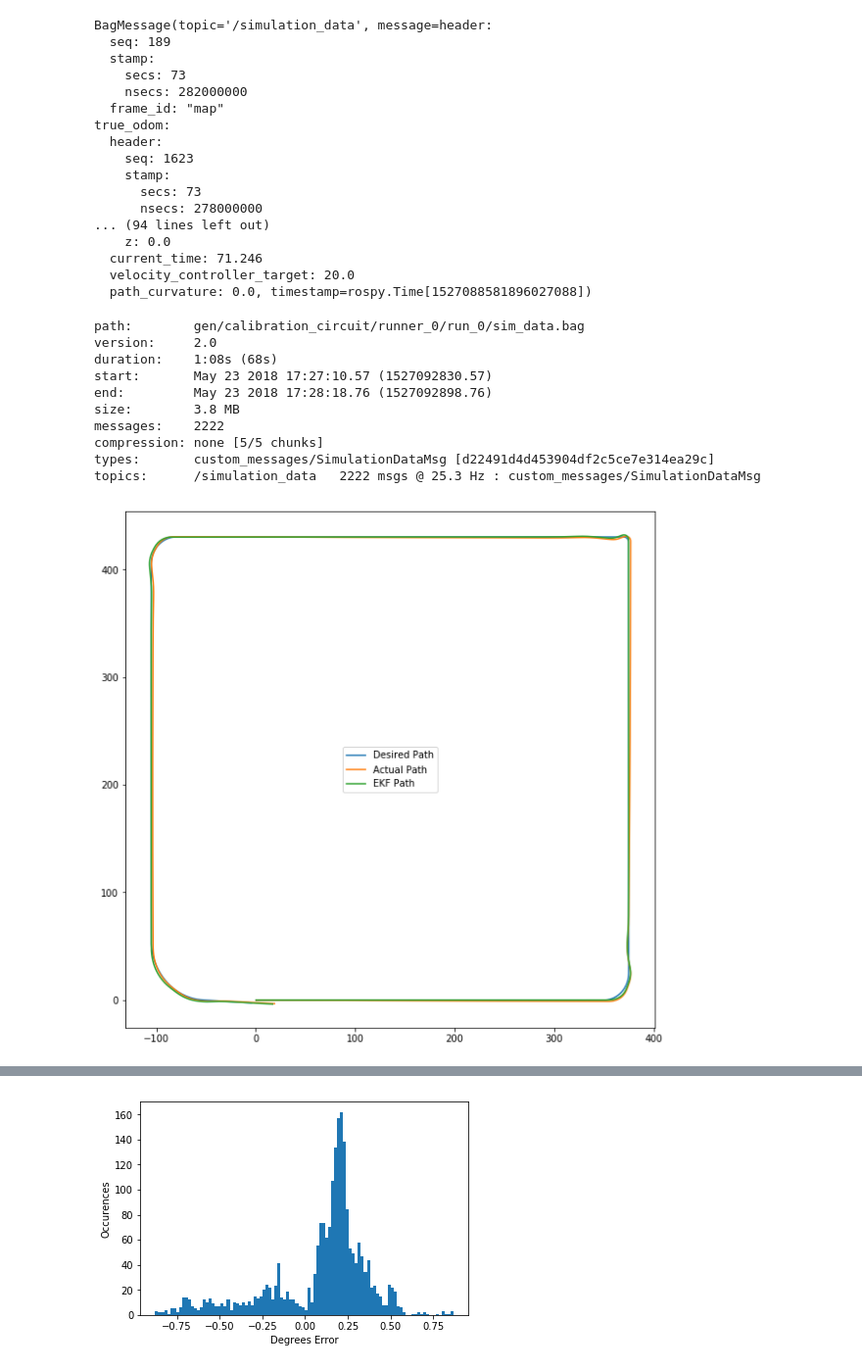
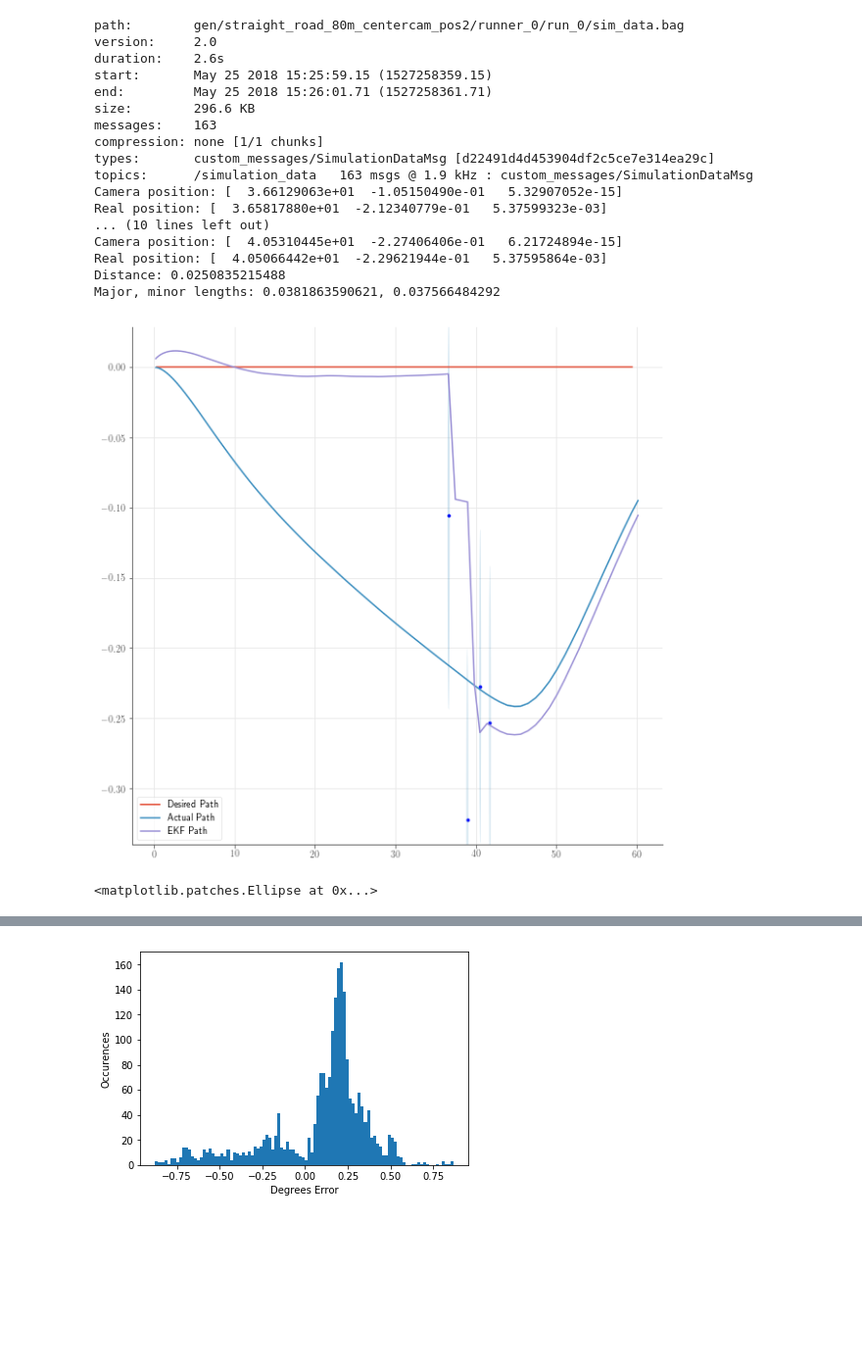
Before and after one commit to flyingsilverfin/AV-Camera-Placement, a Jupyter notebook: evaluation/parallel_simulation/Mutual Information Log Analysis.ipynb, the cells around one changed output, grey strips where cells are left out. Shown at 98% size. Saved outputs shown, nothing was run; the diff lists cells and outputs as text; code cells hidden in the pictures; blank space fills up the shorter version.

```diff
--- a/evaluation/parallel_simulation/Mutual Information Log Analysis.ipynb
+++ b/evaluation/parallel_simulation/Mutual Information Log Analysis.ipynb
@@ -36,7 +66,7 @@ def quat_to_rpy(quat):
 experiment_defs_root = "defs"
 experiment_gen_root = "gen"
 # specific_experiment_paths = [['calibration_circuit.json'], ['calibration_circuit_mirror.json']] # subbpath to only process 1 experiment dir or .json, not all at once
-specific_experiment_paths = [['straight_road_80m_centercam_pos3.json']]
+specific_experiment_paths = [['straight_road_80m_centercam_pos1.json'],['straight_road_80m_centercam_pos2.json'],['straight_road_80m_centercam_pos3.json']]
 if len(specific_experiment_paths) > 0:
     specific_experiments = [os.path.join(*p) for p in  specific_experiment_paths]
 # %%
@@ -111,5 +143,5 @@ print([len(x) for x in all_bag_files])
 # %%
-bag = rosbag.Bag(all_bag_files[0][0])
+bag = rosbag.Bag(all_bag_files[1][6])
 # bag= rosbag.Bag('gen/calibration_circuit/runner_0/run_45/sim_data.bag')
 print(bag)
 # # reorder bag based on EKF header timestamps...
@@ -160,23 +185,3 @@ true_odom:
-# %%
-print(msg)
-# %% [output]
-BagMessage(topic='/simulation_data', message=header:
-  seq: 189
-  stamp:
-    secs: 73
-    nsecs: 282000000
-  frame_id: "map"
-true_odom:
-  header:
-    seq: 1623
-    stamp:
-      secs: 73
-      nsecs: 278000000
-... (94 lines left out)
-    z: 0.0
-  current_time: 71.246
-  velocity_controller_target: 20.0
-  path_curvature: 0.0, timestamp=rospy.Time[1527088581896027088])
 # %%
 def extract_path_points(bag):
     ts = []
@@ -184,7 +189,7 @@ def extract_path_points(bag):
     actual_path = []
     ekf_path = []
     camera_updates = []
-    for msg in bag:
+    for i, msg in enumerate(bag):
         ts.append(msg.timestamp.to_sec())
         msg = msg.message
         target_path_points.append(point_to_numpy(msg.path_update.target_point))
@@ -194,7 +199,7 @@ def extract_path_points(bag):
         if msg.has_camera_update:
             pos_update = point_to_numpy(msg.camera_update.position)
             cov = np.array(msg.camera_update.covariance)
-            camera_updates.append((pos_update, cov))
+            camera_updates.append([(pos_update, cov),i])
     return np.array(ts), np.array(target_path_points), np.array(actual_path), np.array(ekf_path), camera_updates
 # %%
 def eigsorted(cov):
@@ -213,33 +218,46 @@ def covariance_to_ellipse(cov):
 # %%
 #*** THIS is good ***
 print(bag)
+skip_last = 50
 ts, pts, actual_pts, ekf_pts, camera_updates = extract_path_points(bag)
 fig = plt.figure(figsize=(10,10))
 ax = fig.add_subplot(111)
-ax.plot(pts[:, 0], pts[:, 1])
-ax.plot(actual_pts[:, 0], actual_pts[:, 1])
-ax.plot(ekf_pts[:, 0], ekf_pts[:, 1])
-for pos, cov in camera_updates[::4]:
+ax.plot(pts[:-skip_last, 0], pts[:-skip_last, 1])
+ax.plot(actual_pts[:-skip_last, 0], actual_pts[:-skip_last, 1])
+ax.plot(ekf_pts[:-skip_last, 0], ekf_pts[:-skip_last, 1])
+for (pos, cov), index in camera_updates:
     plt.scatter(pos[0], pos[1], color="blue", s=10)
     major, minor, angle = covariance_to_ellipse(cov)
 #     print("Major, minor, angle:")
 #     print(major, minor, angle)
     e = Ellipse(pos[:2], major*2*3, minor*2*3, np.rad2deg(angle)) # RECALL we encoded 3 stddevs!
     e.set_alpha(0.2)
     ax.add_artist(e)
+    print("Camera position: {0}".format(pos))
+    print("Real position: {0}".format(actual_pts[index]))
+    print("Distance: {0}".format(np.linalg.norm(pos - actual_pts[index])))
+    print("Major, minor lengths: {0}, {1}".format(major, minor))
 plt.legend(("Desired Path", "Actual Path", "EKF Path"))
 plt.show()
 # %% [output]
-path:        gen/calibration_circuit/runner_0/run_0/sim_data.bag
+path:        gen/straight_road_80m_centercam_pos2/runner_0/run_0/sim_data.bag
 version:     2.0
-duration:    1:08s (68s)
-start:       May 23 2018 17:27:10.57 (1527092830.57)
-end:         May 23 2018 17:28:18.76 (1527092898.76)
-size:        3.8 MB
-messages:    2222
-compression: none [5/5 chunks]
+duration:    2.6s
+start:       May 25 2018 15:25:59.15 (1527258359.15)
+end:         May 25 2018 15:26:01.71 (1527258361.71)
+size:        296.6 KB
+messages:    163
+compression: none [1/1 chunks]
 types:       custom_messages/SimulationDataMsg [d22491d4d453904df2c5ce7e314ea29c]
-topics:      /simulation_data   2222 msgs @ 25.3 Hz : custom_messages/SimulationDataMsg
+topics:      /simulation_data   163 msgs @ 1.9 kHz : custom_messages/SimulationDataMsg
+Camera position: [  3.66129063e+01  -1.05150490e-01   5.32907052e-15]
+Real position: [  3.65817880e+01  -2.12340779e-01   5.37599323e-03]
+... (10 lines left out)
+Camera position: [  4.05310445e+01  -2.27406406e-01   6.21724894e-15]
+Real position: [  4.05066442e+01  -2.29621944e-01   5.37595864e-03]
+Distance: 0.0250835215488
+Major, minor lengths: 0.0381863590621, 0.037566484292
-[figure, old version]
+[figure, new version]
+<matplotlib.patches.Ellipse at 0x...>
 # %%
 ts, pts, actual_pts, ekf_pts, camera_updates = extract_path_points(bag)
```
Also changed, not shown: parts of 18 cells of this notebook, 6 other files.
